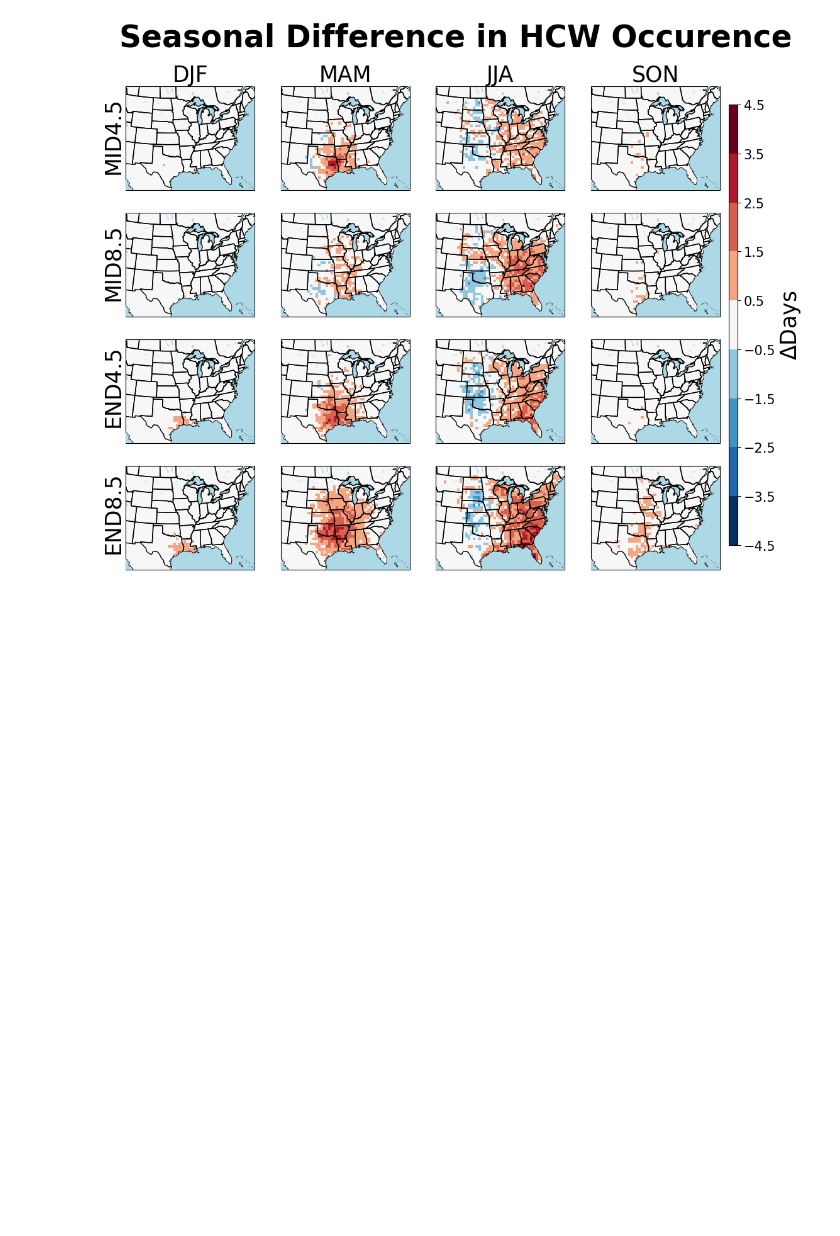
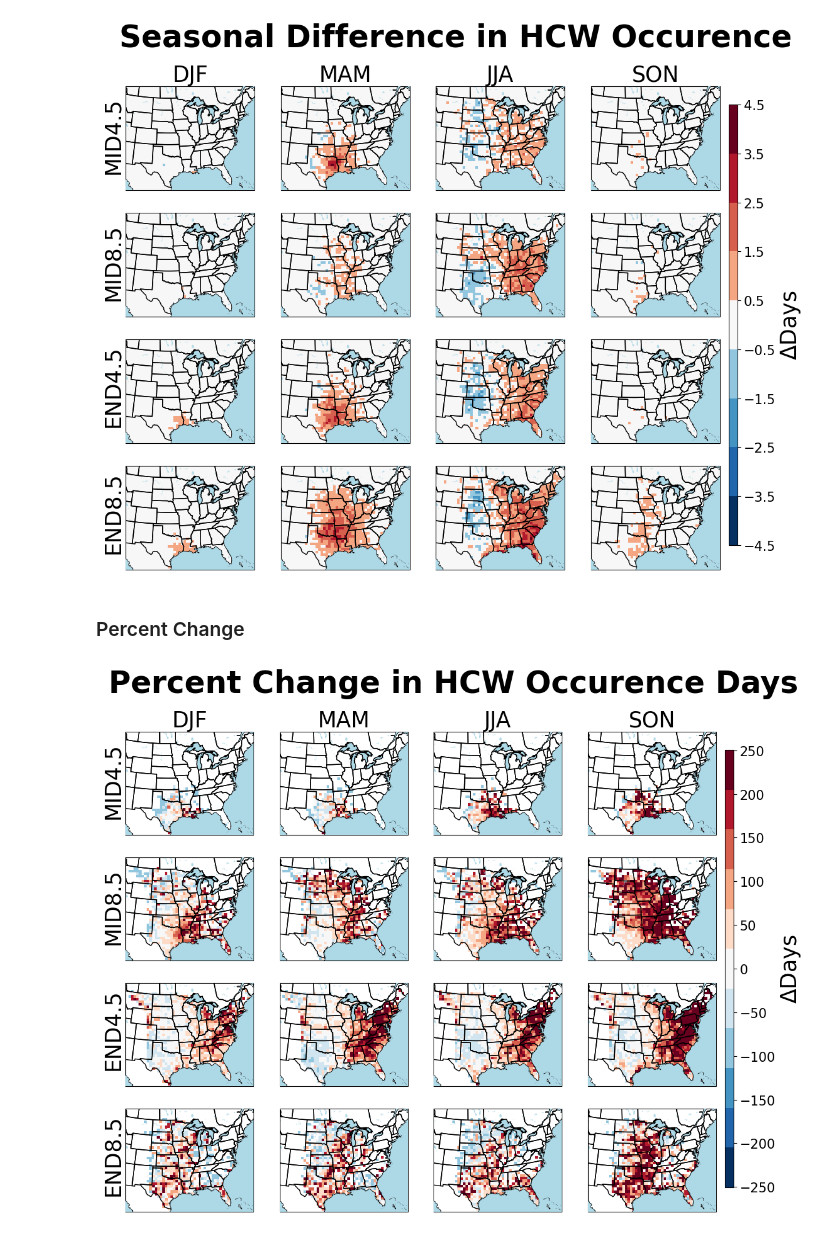
Before and after one commit to jcorner1/SYN_SERV, a Jupyter notebook: Code/Delta_Calculation_Maps.ipynb, the cells around one changed output. Drawn from its saved outputs; the diff is of its cells as text; code cells hidden in the pictures; blank space fills up the shorter version.

```diff
--- a/Code/Delta_Calculation_Maps.ipynb
+++ b/Code/Delta_Calculation_Maps.ipynb
@@ -187,3 +189,5 @@ plt.savefig('../Plots/Seasonal_deltas.png', format='png', dpi=500, bbox_inches='
 plt.show()
 # %% [output]
 [figure]
+# %% [markdown]
+### Percent Change
@@ -189,0 +201,50 @@ plt.show()
+# %%
+#Plot the data
+fig = plt.figure(figsize=(14,10))
+plt.tick_params(left = False, right = False , labelleft = False ,
+                    labelbottom = False, bottom = False)
+
+divnorm=colors.TwoSlopeNorm(vmin=-250.5, vcenter=0., vmax=250.5)
+epoch_labels = ['MID4.5', 'MID8.5', 'END4.5', 'END8.5']
+
+plt.subplots_adjust(right=0.8)
+title = plt.suptitle('Percent Change in HCW Occurence Days', size=35).set_weight('bold')
+cbar_ax = fig.add_axes([0.81, 0.15, 0.01, 0.7])
+
+x = 1
+
+for i in range(len(epochs[1:])):
+    for j in range(len(seasons)):
+
+        ax = plt.subplot(4, 4, x, projection=ccrs.LambertConformal(central_longitude=-98, central_latitude=35))
+        c = ax.pcolormesh(uhs_HIST_DJF.CLONG.values[0,:,:], uhs_HIST_DJF.CLAT.values[0,:,:],locals()[f'pc_{seasons[i]}_{epochs[1:][j]}'],
+                          transform=cartopy.crs.PlateCarree(), cmap=cmap, norm=divnorm)
+
+        ax.add_feature(cartopy.feature.STATES, zorder=2)
+        ax.add_feature(cartopy.feature.COASTLINE, zorder=3)
+        ax.add_feature(cartopy.feature.LAND, facecolor='white')
+        ax.add_feature(cartopy.feature.OCEAN, facecolor='lightblue', zorder=3)
+        ax.add_feature(cartopy.feature.LAKES, facecolor='lightblue')
+
+        ax.set_extent([-110, -74, 24.5, 50])
+
+        #ax.annotate(f'{epochs[1:][i]} - ', (0.05,0.05),fontsize=16, xycoords='axes fraction')
+
+        if x <= 4:
+            plt.title(f'{seasons[j]}',fontsize=25)
+
+        if x in [1, 5, 9, 13]:
+            #plt.ylabel(,fontsize=25)
+            ax.annotate(f'{epoch_labels[i]}', xy=(-0.18,0.2), xycoords='axes fraction', fontsize=25, rotation='vertical')
+
+        x=x+1
+
+
+
+cbar = plt.colorbar(c,ticks=np.array(range(-250, 251, 50)), pad=0.01, ax=ax, cax=cbar_ax)
+cbar.ax.tick_params(labelsize=15)
+cbar.set_label(label='$\Delta$Days', size=25)
+plt.savefig('../Plots/Seasonal_pc.png', format='png', dpi=500, bbox_inches='tight')
+plt.show()
+# %% [output]
+[figure, added]
```
Also changed, not shown: parts of 13 cells of this notebook, 8 other files.
